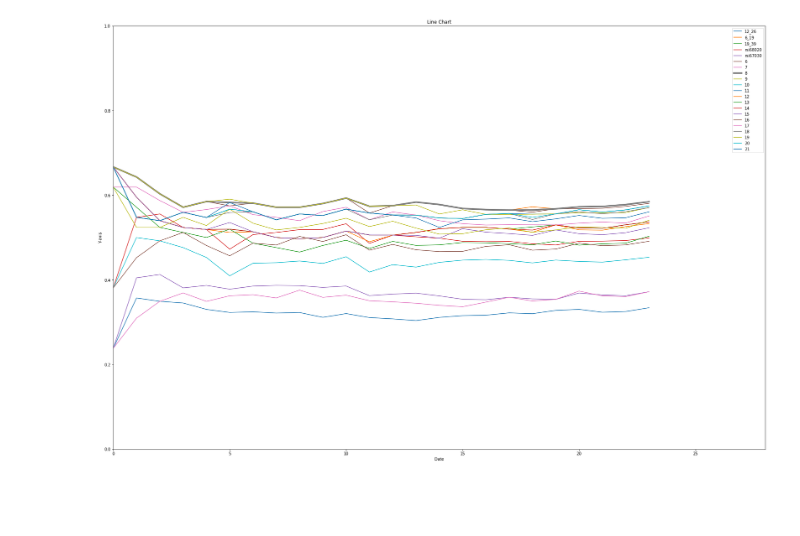
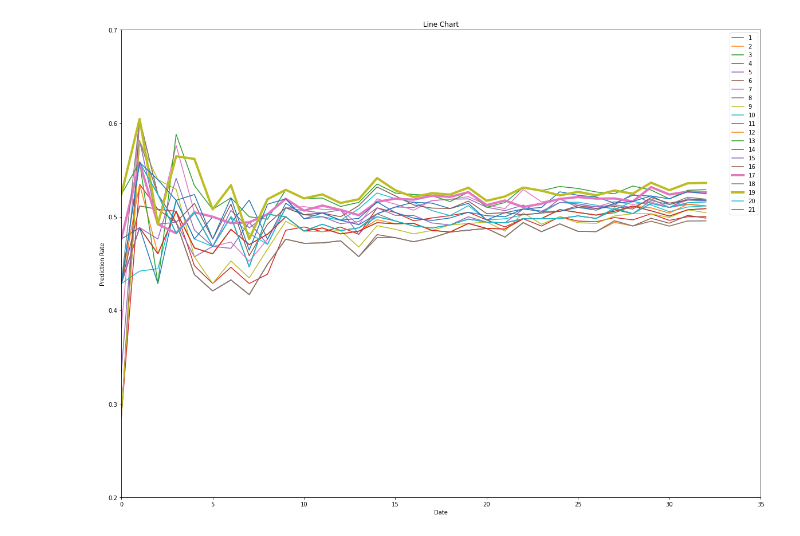
Before and after one commit to Kevinthinker168/ARIN7600-Capstone, a Jupyter notebook: Liangfan Xiao analysis/2年连续回测收益和概率(AAPL).ipynb, the cells around one changed output. Saved outputs shown, nothing was run; the diff lists cells and outputs as text; code cells hidden in the pictures; blank space fills up the shorter version.

```diff
--- a/Liangfan Xiao analysis/2年连续回测收益和概率(AAPL).ipynb
+++ b/Liangfan Xiao analysis/2年连续回测收益和概率(AAPL).ipynb
@@ -9,6 +9,8 @@ from dateutil.relativedelta import relativedelta
 from Tool_v1 import *
 #import pandas_ta as ta
 yf.pdr_override()
-day=days(25)
+day=days(33)
+
+day.append("2020-12-31")
 print(day)
 # %% [output]
@@ -16,6 +18,6 @@ print(day)
 # %%
 name = "AAPL"
-end="2022-12-31"
+end="2023-09-30"
 stock_datas = [pct_change(name,start,end) for start in day]
 # %%
 #MACD_12_26
@@ -221,37 +225,38 @@ plt.show()
 # %%
-plt.figure(figsize=(30,20))
-plt.plot(rate1,label="12_26")
-plt.plot(rate2,label="6_19")
-plt.plot(rate3,label="19_39")
-plt.plot(rate4,label="rsi68020")
-plt.plot(rate5,label="rsi67030")
+plt.figure(figsize=(20,15))
+plt.plot(rate1,label="1")
+plt.plot(rate2,label="2")
+plt.plot(rate3,label="3")
+plt.plot(rate4,label="4")
+plt.plot(rate5,label="5")
 
 plt.plot(rate6,label="6")
 plt.plot(rate7,label="7")
-plt.plot(rate8,label="8",linewidth=4)
+plt.plot(rate8,label="8")
 plt.plot(rate9,label="9")
 plt.plot(rate10,label="10")
 plt.plot(rate11,label="11")
 plt.plot(rate12,label="12")
 plt.plot(rate13,label="13")
 plt.plot(rate14,label="14")
 plt.plot(rate15,label="15")
 
 plt.plot(rate16,label="16")
-plt.plot(rate17,label="17")
+plt.plot(rate17,label="17",linewidth=4)
 
 
 plt.plot(rate18,label="18")
-plt.plot(rate19,label="19")
+plt.plot(rate19,label="19",linewidth=4)
 plt.plot(rate20,label="20")
 plt.plot(rate21,label="21")
 
 
 plt.legend()
-plt.axis([0, 28, 0, 1])
+plt.axis([0, 35, 0.2, 0.7])
 plt.title("Line Chart")
 plt.xlabel("Date")
-plt.ylabel("Y-axis")
+plt.ylabel("Prediction Rate")
+plt.savefig('APPL_prediciton.png')
 plt.show()
 # %% [output]
-[figure, old version]
+[figure, new version]
```
Also changed, not shown: parts of 2 cells of this notebook, 7 other files.
